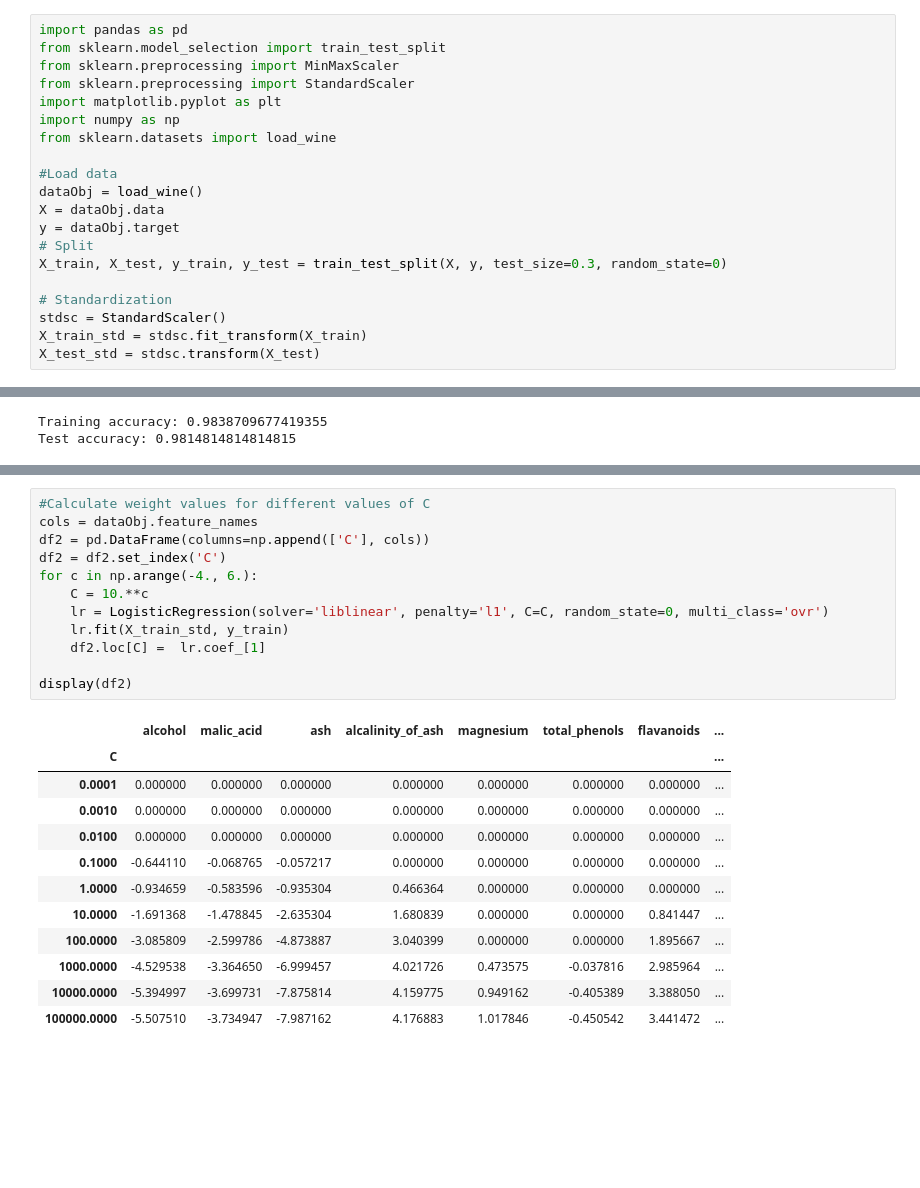
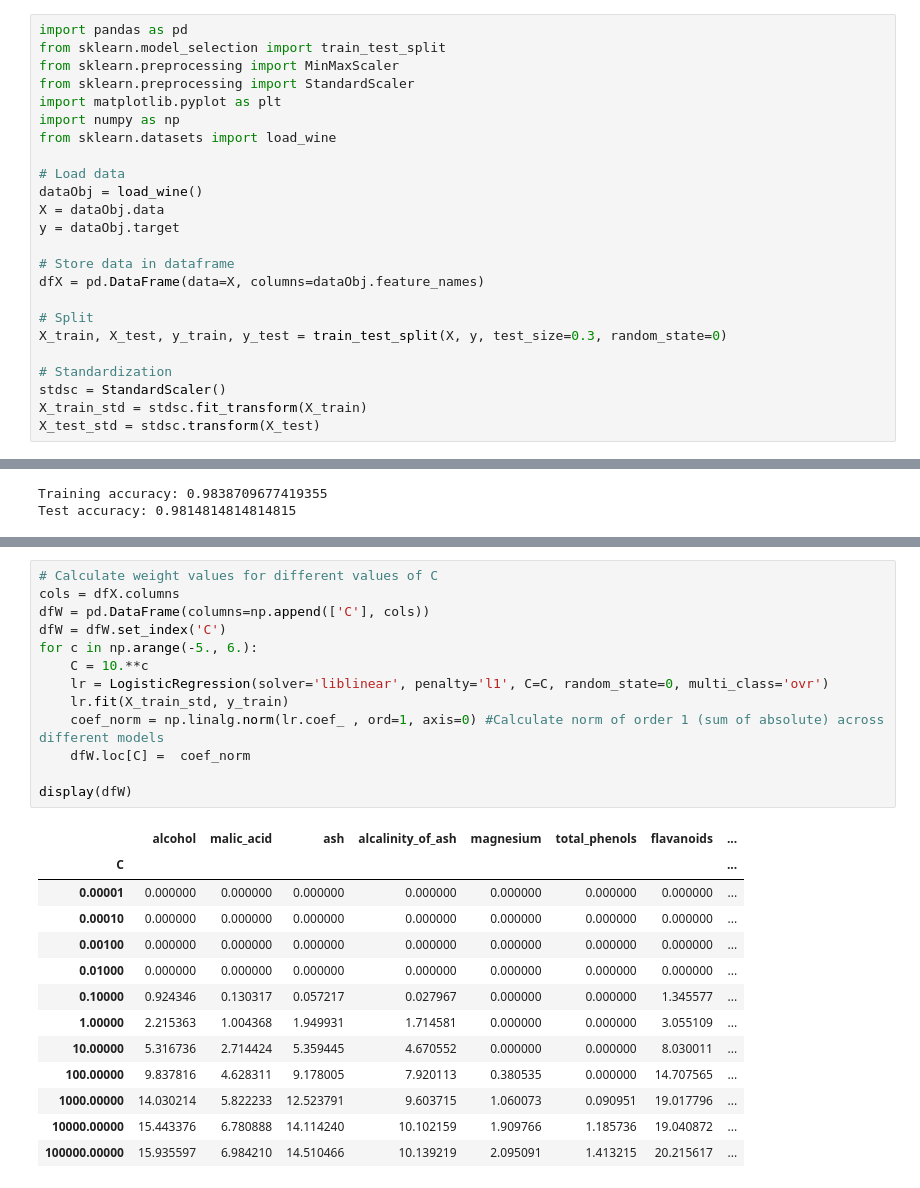
Before and after one commit to ie-ai-class/ai-2564-1, a Jupyter notebook: Topic 03 - Data Preprocessing/T51 - Feature selection - L1.ipynb, the cells around one changed output, grey strips where cells are left out. Cells and saved outputs as stored; diff of their text form; blank space fills up the shorter version.

```diff
--- a/Topic 03 - Data Preprocessing/T51 - Feature selection - L1.ipynb
+++ b/Topic 03 - Data Preprocessing/T51 - Feature selection - L1.ipynb
@@ -9,10 +9,14 @@ import matplotlib.pyplot as plt
 import numpy as np
 from sklearn.datasets import load_wine
 
-#Load data
+# Load data
 dataObj = load_wine()
 X = dataObj.data
 y = dataObj.target
+
+# Store data in dataframe
+dfX = pd.DataFrame(data=X, columns=dataObj.feature_names)
+
 # Split
 X_train, X_test, y_train, y_test = train_test_split(X, y, test_size=0.3, random_state=0)
 
@@ -43,27 +51,29 @@ for count, coef in enumerate(lr.coef_):
 (Model:1) Coefs: -0.64, -0.07, -0.06,  0.00,  0.00,  0.00,  0.00,  0.00,  0.00, -0.93,  0.06,  0.00, -0.37
 (Model:2) Coefs:  0.00,  0.06,  0.00,  0.00,  0.00,  0.00, -0.64,  0.00,  0.00,  0.50, -0.36, -0.57,  0.00
 # %%
-#Calculate weight values for different values of C
-cols = dataObj.feature_names
-df2 = pd.DataFrame(columns=np.append(['C'], cols))
-df2 = df2.set_index('C')
-for c in np.arange(-4., 6.):
+# Calculate weight values for different values of C
+cols = dfX.columns
+dfW = pd.DataFrame(columns=np.append(['C'], cols))
+dfW = dfW.set_index('C')
+for c in np.arange(-5., 6.):
     C = 10.**c
     lr = LogisticRegression(solver='liblinear', penalty='l1', C=C, random_state=0, multi_class='ovr')
     lr.fit(X_train_std, y_train)
-    df2.loc[C] =  lr.coef_[1]
+    coef_norm = np.linalg.norm(lr.coef_ , ord=1, axis=0) #Calculate norm of order 1 (sum of absolute) across different models
+    dfW.loc[C] =  coef_norm
 
-display(df2)
+display(dfW)
 # %% [output]
 |  | alcohol | malic_acid | ash | alcalinity_of_ash | magnesium | total_phenols | flavanoids | ... |
 | C |  |  |  |  |  |  |  | ... |
-| 0.0001 | 0.000000 | 0.000000 | 0.000000 | 0.000000 | 0.000000 | 0.000000 | 0.000000 | ... |
-| 0.0010 | 0.000000 | 0.000000 | 0.000000 | 0.000000 | 0.000000 | 0.000000 | 0.000000 | ... |
-| 0.0100 | 0.000000 | 0.000000 | 0.000000 | 0.000000 | 0.000000 | 0.000000 | 0.000000 | ... |
-| 0.1000 | -0.644110 | -0.068765 | -0.057217 | 0.000000 | 0.000000 | 0.000000 | 0.000000 | ... |
-| 1.0000 | -0.934659 | -0.583596 | -0.935304 | 0.466364 | 0.000000 | 0.000000 | 0.000000 | ... |
-| 10.0000 | -1.691368 | -1.478845 | -2.635304 | 1.680839 | 0.000000 | 0.000000 | 0.841447 | ... |
-| 100.0000 | -3.085809 | -2.599786 | -4.873887 | 3.040399 | 0.000000 | 0.000000 | 1.895667 | ... |
-| 1000.0000 | -4.529538 | -3.364650 | -6.999457 | 4.021726 | 0.473575 | -0.037816 | 2.985964 | ... |
-| 10000.0000 | -5.394997 | -3.699731 | -7.875814 | 4.159775 | 0.949162 | -0.405389 | 3.388050 | ... |
-| 100000.0000 | -5.507510 | -3.734947 | -7.987162 | 4.176883 | 1.017846 | -0.450542 | 3.441472 | ... |
+| 0.00001 | 0.000000 | 0.000000 | 0.000000 | 0.000000 | 0.000000 | 0.000000 | 0.000000 | ... |
+| 0.00010 | 0.000000 | 0.000000 | 0.000000 | 0.000000 | 0.000000 | 0.000000 | 0.000000 | ... |
+| 0.00100 | 0.000000 | 0.000000 | 0.000000 | 0.000000 | 0.000000 | 0.000000 | 0.000000 | ... |
+| 0.01000 | 0.000000 | 0.000000 | 0.000000 | 0.000000 | 0.000000 | 0.000000 | 0.000000 | ... |
+| 0.10000 | 0.924346 | 0.130317 | 0.057217 | 0.027967 | 0.000000 | 0.000000 | 1.345577 | ... |
+| 1.00000 | 2.215363 | 1.004368 | 1.949931 | 1.714581 | 0.000000 | 0.000000 | 3.055109 | ... |
+| 10.00000 | 5.316736 | 2.714424 | 5.359445 | 4.670552 | 0.000000 | 0.000000 | 8.030011 | ... |
+| 100.00000 | 9.837816 | 4.628311 | 9.178005 | 7.920113 | 0.380535 | 0.000000 | 14.707565 | ... |
+| 1000.00000 | 14.030214 | 5.822233 | 12.523791 | 9.603715 | 1.060073 | 0.090951 | 19.017796 | ... |
+| 10000.00000 | 15.443376 | 6.780888 | 14.114240 | 10.102159 | 1.909766 | 1.185736 | 19.040872 | ... |
+| 100000.00000 | 15.935597 | 6.984210 | 14.510466 | 10.139219 | 2.095091 | 1.413215 | 20.215617 | ... |
```
Also changed, not shown: parts of 11 cells of this notebook, 2 other files.
